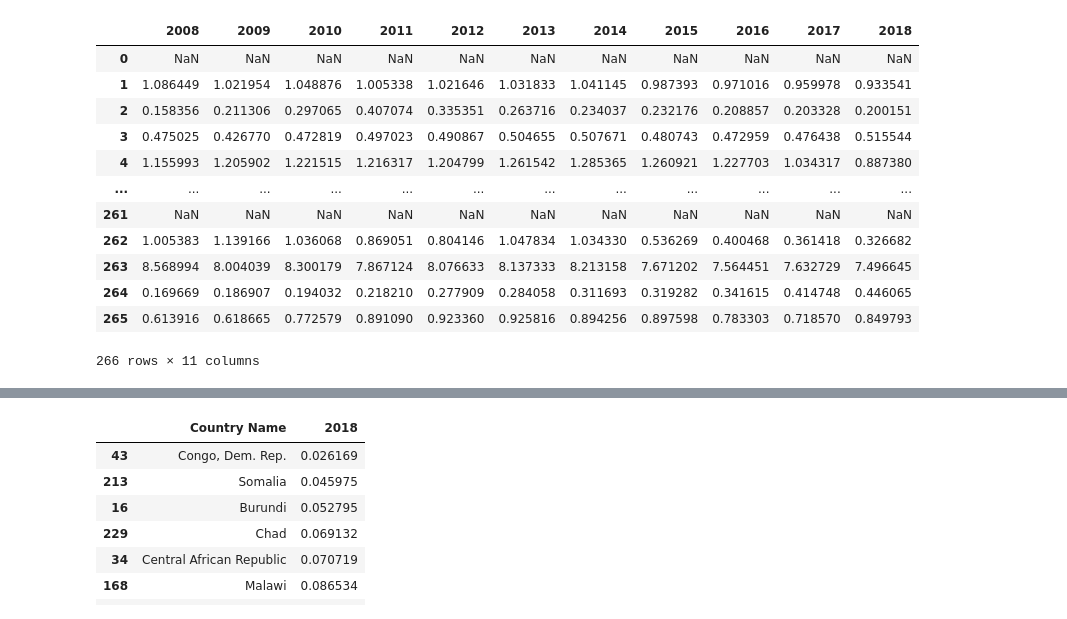
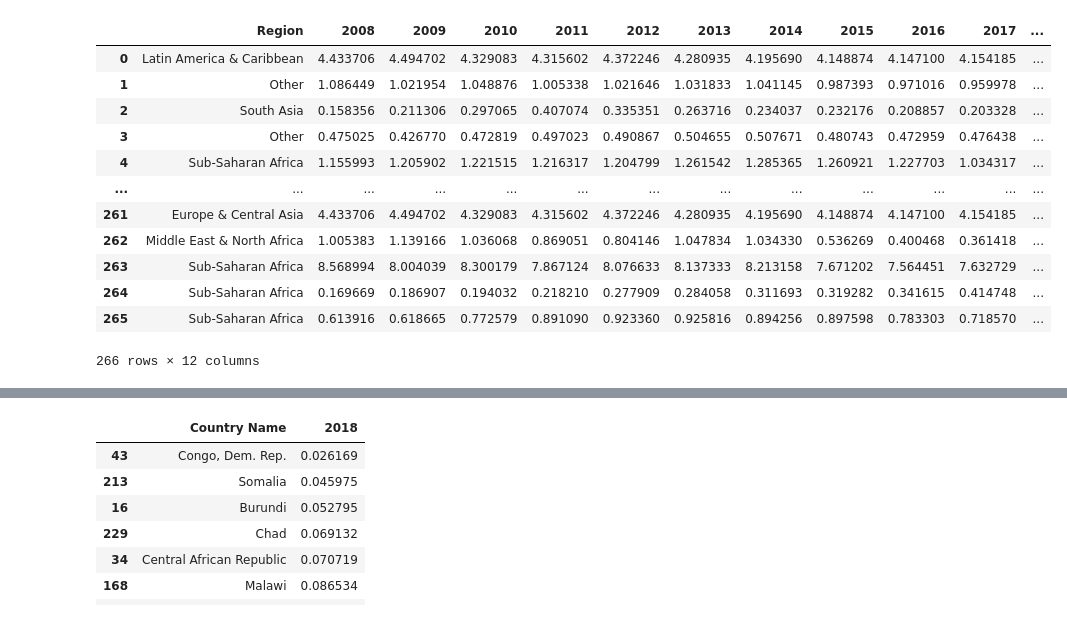
Before and after one commit to MRabi3/Co2-Emissions, a Jupyter notebook: Co2-Emissions.ipynb, the cells around one changed output, grey strips where cells are left out. Saved outputs shown, nothing was run; the diff lists cells and outputs as text; code cells hidden in the pictures.

```diff
--- a/Co2-Emissions.ipynb
+++ b/Co2-Emissions.ipynb
@@ -6,10 +27,14 @@ import matplotlib.pyplot as plt
 import seaborn as sb
 %matplotlib inline
 
-# Read the regions, country meta data
-countries = pd.read_csv('API_EN.ATM.CO2E.PC_DS2.csv')
-countries_metadata = pd.read_csv('Metadata_Country.csv')
-regions= pd.read_excel('Regions.xlsx',sheet_name='Sheet1')
+
+'''
+   Code below read the regions ,
+    this file is contain the numbers of Co2
+    emissions till 2020 per country
+
+'''
+regions= pd.read_csv('.\Data\Regions.csv')
 regions.head()
 # %% [output]
 |  | Country Name | Region | Country Code | Indicator Name | Indicator Code | 1960 | 1961 | 1962 | ... |
@@ -21,0 +78,5 @@ regions.head()
+# %%
+'''drop the columns full of na values for 2019
+and 2020 becuase there is no data in them
+'''
+regions = regions.dropna(axis=1,how='all')
@@ -22,4 +85,5 @@ regions.head()
 # %%
-# fill na values with mean in the years columns
-countries.fillna(countries.mean(),axis=0)
+
+regions =regions.fillna(regions.mean(),axis=0)
+regions
 # %% [output]
@@ -56,18 +167,18 @@ countries.dropna(axis=1,how='all')
 # %%
-#Get the dataset for countries in the years from 2008 to 2018
-countriesSetFor10Years = countries[['2008','2009','2010','2011','2012','2013','2014','2015','2016','2017','2018']]
-countriesSetFor10Years
+
+Co2EmissionsFor10Years = regions[['Region','2008','2009','2010','2011','2012','2013','2014','2015','2016','2017','2018']]
+Co2EmissionsFor10Years
 # %% [output]
-|  | 2008 | 2009 | 2010 | 2011 | 2012 | 2013 | 2014 | 2015 | 2016 | 2017 | 2018 |
-| 0 | NaN | NaN | NaN | NaN | NaN | NaN | NaN | NaN | NaN | NaN | NaN |
-| 1 | 1.086449 | 1.021954 | 1.048876 | 1.005338 | 1.021646 | 1.031833 | 1.041145 | 0.987393 | 0.971016 | 0.959978 | 0.933541 |
-| 2 | 0.158356 | 0.211306 | 0.297065 | 0.407074 | 0.335351 | 0.263716 | 0.234037 | 0.232176 | 0.208857 | 0.203328 | 0.200151 |
-| 3 | 0.475025 | 0.426770 | 0.472819 | 0.497023 | 0.490867 | 0.504655 | 0.507671 | 0.480743 | 0.472959 | 0.476438 | 0.515544 |
-| 4 | 1.155993 | 1.205902 | 1.221515 | 1.216317 | 1.204799 | 1.261542 | 1.285365 | 1.260921 | 1.227703 | 1.034317 | 0.887380 |
-| ... | ... | ... | ... | ... | ... | ... | ... | ... | ... | ... | ... |
-| 261 | NaN | NaN | NaN | NaN | NaN | NaN | NaN | NaN | NaN | NaN | NaN |
-| 262 | 1.005383 | 1.139166 | 1.036068 | 0.869051 | 0.804146 | 1.047834 | 1.034330 | 0.536269 | 0.400468 | 0.361418 | 0.326682 |
-| 263 | 8.568994 | 8.004039 | 8.300179 | 7.867124 | 8.076633 | 8.137333 | 8.213158 | 7.671202 | 7.564451 | 7.632729 | 7.496645 |
-| 264 | 0.169669 | 0.186907 | 0.194032 | 0.218210 | 0.277909 | 0.284058 | 0.311693 | 0.319282 | 0.341615 | 0.414748 | 0.446065 |
-| 265 | 0.613916 | 0.618665 | 0.772579 | 0.891090 | 0.923360 | 0.925816 | 0.894256 | 0.897598 | 0.783303 | 0.718570 | 0.849793 |
+|  | Region | 2008 | 2009 | 2010 | 2011 | 2012 | 2013 | 2014 | 2015 | 2016 | 2017 | ... |
+| 0 | Latin America & Caribbean | 4.433706 | 4.494702 | 4.329083 | 4.315602 | 4.372246 | 4.280935 | 4.195690 | 4.148874 | 4.147100 | 4.154185 | ... |
+| 1 | Other | 1.086449 | 1.021954 | 1.048876 | 1.005338 | 1.021646 | 1.031833 | 1.041145 | 0.987393 | 0.971016 | 0.959978 | ... |
+| 2 | South Asia | 0.158356 | 0.211306 | 0.297065 | 0.407074 | 0.335351 | 0.263716 | 0.234037 | 0.232176 | 0.208857 | 0.203328 | ... |
+| 3 | Other | 0.475025 | 0.426770 | 0.472819 | 0.497023 | 0.490867 | 0.504655 | 0.507671 | 0.480743 | 0.472959 | 0.476438 | ... |
+| 4 | Sub-Saharan Africa | 1.155993 | 1.205902 | 1.221515 | 1.216317 | 1.204799 | 1.261542 | 1.285365 | 1.260921 | 1.227703 | 1.034317 | ... |
+| ... | ... | ... | ... | ... | ... | ... | ... | ... | ... | ... | ... | ... |
+| 261 | Europe & Central Asia | 4.433706 | 4.494702 | 4.329083 | 4.315602 | 4.372246 | 4.280935 | 4.195690 | 4.148874 | 4.147100 | 4.154185 | ... |
+| 262 | Middle East & North Africa | 1.005383 | 1.139166 | 1.036068 | 0.869051 | 0.804146 | 1.047834 | 1.034330 | 0.536269 | 0.400468 | 0.361418 | ... |
+| 263 | Sub-Saharan Africa | 8.568994 | 8.004039 | 8.300179 | 7.867124 | 8.076633 | 8.137333 | 8.213158 | 7.671202 | 7.564451 | 7.632729 | ... |
+| 264 | Sub-Saharan Africa | 0.169669 | 0.186907 | 0.194032 | 0.218210 | 0.277909 | 0.284058 | 0.311693 | 0.319282 | 0.341615 | 0.414748 | ... |
+| 265 | Sub-Saharan Africa | 0.613916 | 0.618665 | 0.772579 | 0.891090 | 0.923360 | 0.925816 | 0.894256 | 0.897598 | 0.783303 | 0.718570 | ... |
-266 rows × 11 columns
+266 rows × 12 columns
```
Also changed, not shown: parts of 30 cells of this notebook, 12 other files.
